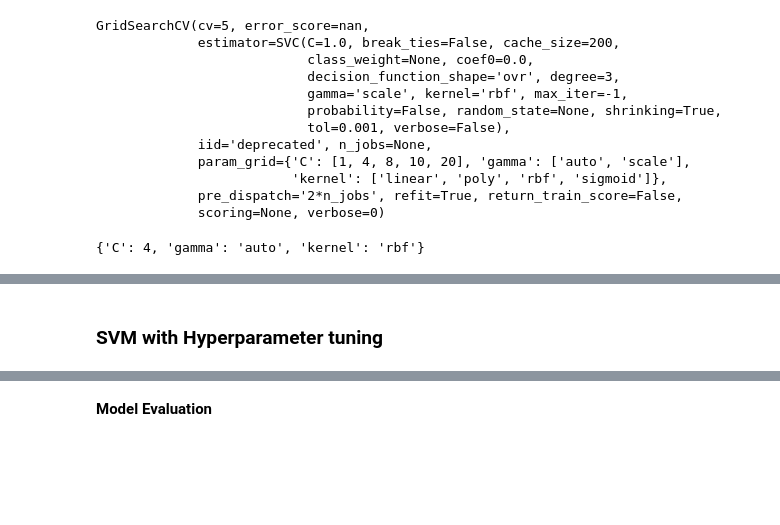
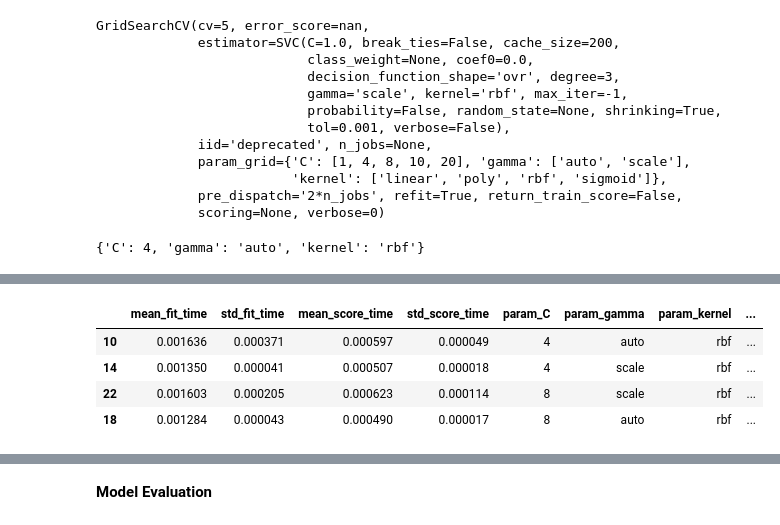
Before and after one commit to angelsmreyes/Deteccion-de-Parkinson-proyecto, a Jupyter notebook: parkinson_tuning.ipynb, the cells around one changed output, grey strips where cells are left out. Saved outputs shown, nothing was run; the diff lists cells and outputs as text; code cells hidden in the pictures; blank space fills up the shorter version.

```diff
--- a/parkinson_tuning.ipynb
+++ b/parkinson_tuning.ipynb
@@ -313,3 +313,11 @@ grid.best_score_
-# %% [markdown]
-### SVM with Hyperparameter tuning
+# %%
+df_cv = pd.DataFrame(grid.cv_results_)
+# %%
+df_cv.sort_values(by='mean_test_score', ascending=False).head(4)
+# %% [output]
+|  | mean_fit_time | std_fit_time | mean_score_time | std_score_time | param_C | param_gamma | param_kernel | ... |
+| 10 | 0.001636 | 0.000371 | 0.000597 | 0.000049 | 4 | auto | rbf | ... |
+| 14 | 0.001350 | 0.000041 | 0.000507 | 0.000018 | 4 | scale | rbf | ... |
+| 22 | 0.001603 | 0.000205 | 0.000623 | 0.000114 | 8 | scale | rbf | ... |
+| 18 | 0.001284 | 0.000043 | 0.000490 | 0.000017 | 8 | auto | rbf | ... |
 # %%
```
Also changed, not shown: parts of 36 cells of this notebook.
